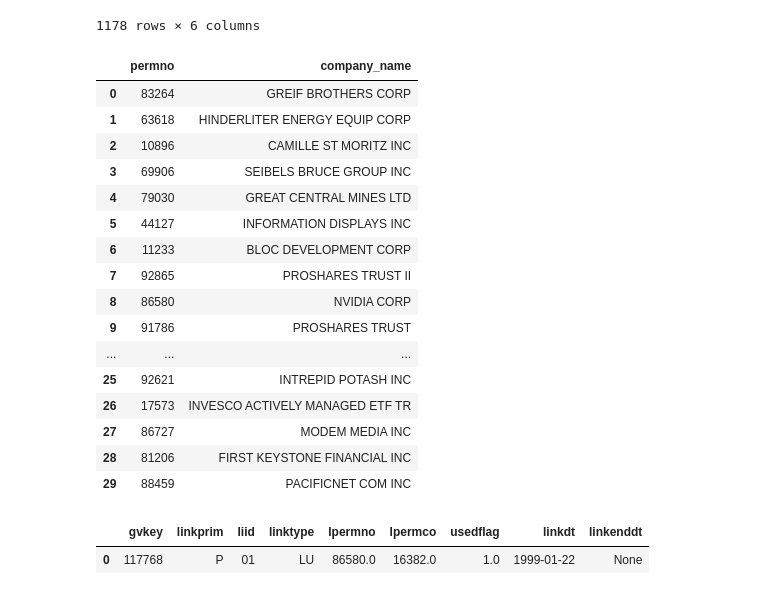
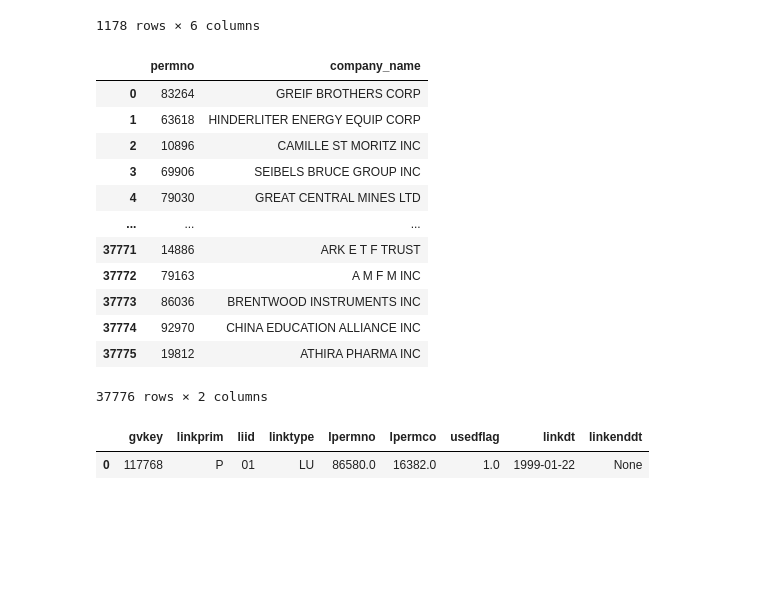
Before and after one commit to veervohra03/CashHedged, a Jupyter notebook: cashHedged.ipynb, the cells around one changed output. Saved outputs shown, nothing was run; the diff lists cells and outputs as text; code cells hidden in the pictures; blank space fills up the shorter version.

```diff
--- a/cashHedged.ipynb
+++ b/cashHedged.ipynb
@@ -96,27 +93,24 @@ factors
 | 1177 | 2024-08-01 | 0.0161 | -0.0355 | -0.0112 | 0.0478 | 0.0048 |
 1178 rows × 6 columns
 # %%
+#gets ID (permno) and earliest recorded name for each company in CRSP database. There are 37,776 companies available to us.
 conn.raw_sql( '''
 SELECT permno, MIN(comnam) AS company_name
 FROM crsp.stocknames
 GROUP BY permno
-''').head(30)
+''')
 # %% [output]
 |  | permno | company_name |
 | 0 | 83264 | GREIF BROTHERS CORP |
 | 1 | 63618 | HINDERLITER ENERGY EQUIP CORP |
 | 2 | 10896 | CAMILLE ST MORITZ INC |
 | 3 | 69906 | SEIBELS BRUCE GROUP INC |
 | 4 | 79030 | GREAT CENTRAL MINES LTD |
-| 5 | 44127 | INFORMATION DISPLAYS INC |
-| 6 | 11233 | BLOC DEVELOPMENT CORP |
-| 7 | 92865 | PROSHARES TRUST II |
-| 8 | 86580 | NVIDIA CORP |
-| 9 | 91786 | PROSHARES TRUST |
 | ... | ... | ... |
-| 25 | 92621 | INTREPID POTASH INC |
-| 26 | 17573 | INVESCO ACTIVELY MANAGED ETF TR |
-| 27 | 86727 | MODEM MEDIA INC |
-| 28 | 81206 | FIRST KEYSTONE FINANCIAL INC |
-| 29 | 88459 | PACIFICNET COM INC |
+| 37771 | 14886 | ARK E T F TRUST |
+| 37772 | 79163 | A M F M INC |
+| 37773 | 86036 | BRENTWOOD INSTRUMENTS INC |
+| 37774 | 92970 | CHINA EDUCATION ALLIANCE INC |
+| 37775 | 19812 | ATHIRA PHARMA INC |
+37776 rows × 2 columns
 # %%
```
Also changed, not shown: parts of 10 cells of this notebook.
